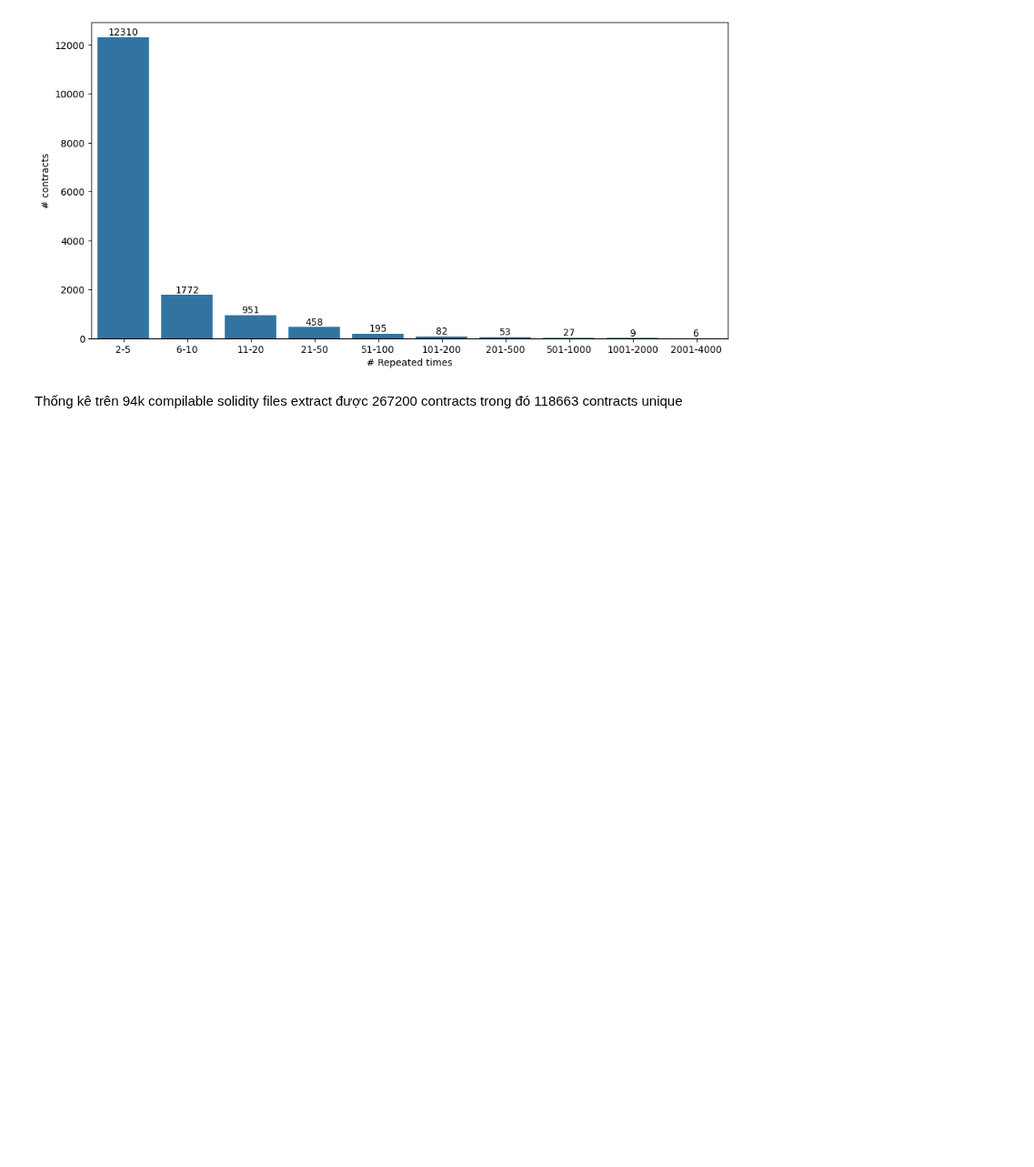
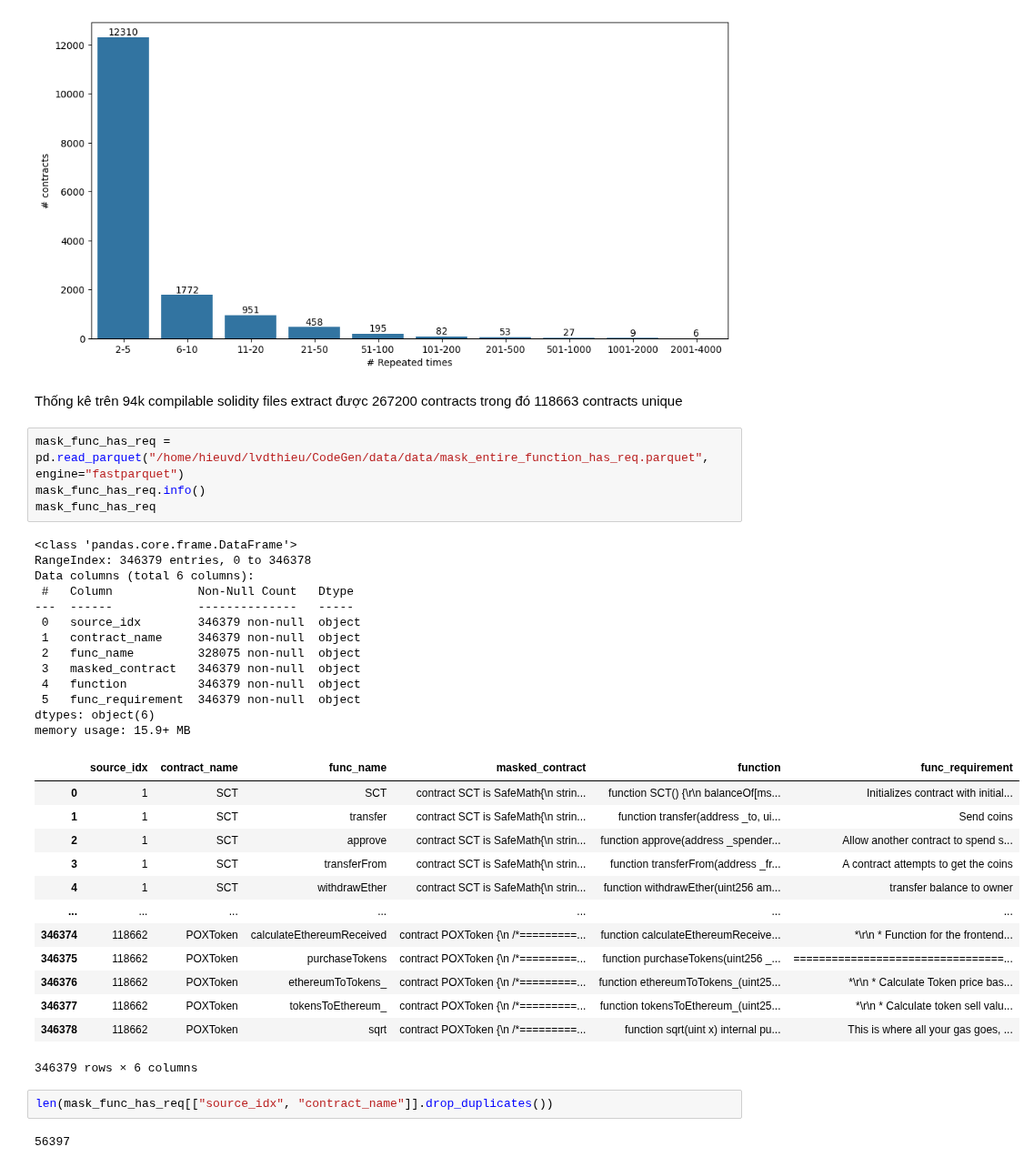
Before and after one commit to echodrift/code-generation, a Jupyter notebook: experiment/playground.ipynb, the cells around one changed output. Shown at 91% size. Drawn from its saved outputs; the diff is of its cells as text; blank space fills up the shorter version.

```diff
--- a/experiment/playground.ipynb
+++ b/experiment/playground.ipynb
@@ -944,3 +962,38 @@ for i in ax.containers:
 [figure]
 # %% [markdown]
 Thống kê trên 94k compilable solidity files extract được 267200 contracts trong đó 118663 contracts unique
+# %%
+mask_func_has_req = pd.read_parquet("/home/hieuvd/lvdthieu/CodeGen/data/data/mask_entire_function_has_req.parquet", engine="fastparquet")
+mask_func_has_req.info()
+mask_func_has_req
+# %% [output]
+<class 'pandas.core.frame.DataFrame'>
+RangeIndex: 346379 entries, 0 to 346378
+Data columns (total 6 columns):
+ #   Column            Non-Null Count   Dtype
+---  ------            --------------   -----
+ 0   source_idx        346379 non-null  object
+ 1   contract_name     346379 non-null  object
+ 2   func_name         328075 non-null  object
+ 3   masked_contract   346379 non-null  object
+ 4   function          346379 non-null  object
+ 5   func_requirement  346379 non-null  object
+dtypes: object(6)
+memory usage: 15.9+ MB
+|  | source_idx | contract_name | func_name | masked_contract | function | func_requirement |
+| 0 | 1 | SCT | SCT | contract SCT is SafeMath{\n strin... | function SCT() {\r\n balanceOf[ms... | Initializes contract with initial... |
+| 1 | 1 | SCT | transfer | contract SCT is SafeMath{\n strin... | function transfer(address _to, ui... | Send coins |
+| 2 | 1 | SCT | approve | contract SCT is SafeMath{\n strin... | function approve(address _spender... | Allow another contract to spend s... |
+| 3 | 1 | SCT | transferFrom | contract SCT is SafeMath{\n strin... | function transferFrom(address _fr... | A contract attempts to get the coins |
+| 4 | 1 | SCT | withdrawEther | contract SCT is SafeMath{\n strin... | function withdrawEther(uint256 am... | transfer balance to owner |
+| ... | ... | ... | ... | ... | ... | ... |
+| 346374 | 118662 | POXToken | calculateEthereumReceived | contract POXToken {\n /*=========... | function calculateEthereumReceive... | *\r\n * Function for the frontend... |
+| 346375 | 118662 | POXToken | purchaseTokens | contract POXToken {\n /*=========... | function purchaseTokens(uint256 _... | =================================... |
+| 346376 | 118662 | POXToken | ethereumToTokens_ | contract POXToken {\n /*=========... | function ethereumToTokens_(uint25... | *\r\n * Calculate Token price bas... |
+| 346377 | 118662 | POXToken | tokensToEthereum_ | contract POXToken {\n /*=========... | function tokensToEthereum_(uint25... | *\r\n * Calculate token sell valu... |
+| 346378 | 118662 | POXToken | sqrt | contract POXToken {\n /*=========... | function sqrt(uint x) internal pu... | This is where all your gas goes, ... |
+346379 rows × 6 columns
+# %%
+len(mask_func_has_req[["source_idx", "contract_name"]].drop_duplicates())
+# %% [output]
+56397
```
Also changed, not shown: parts of 15 cells of this notebook, 7 other files.
